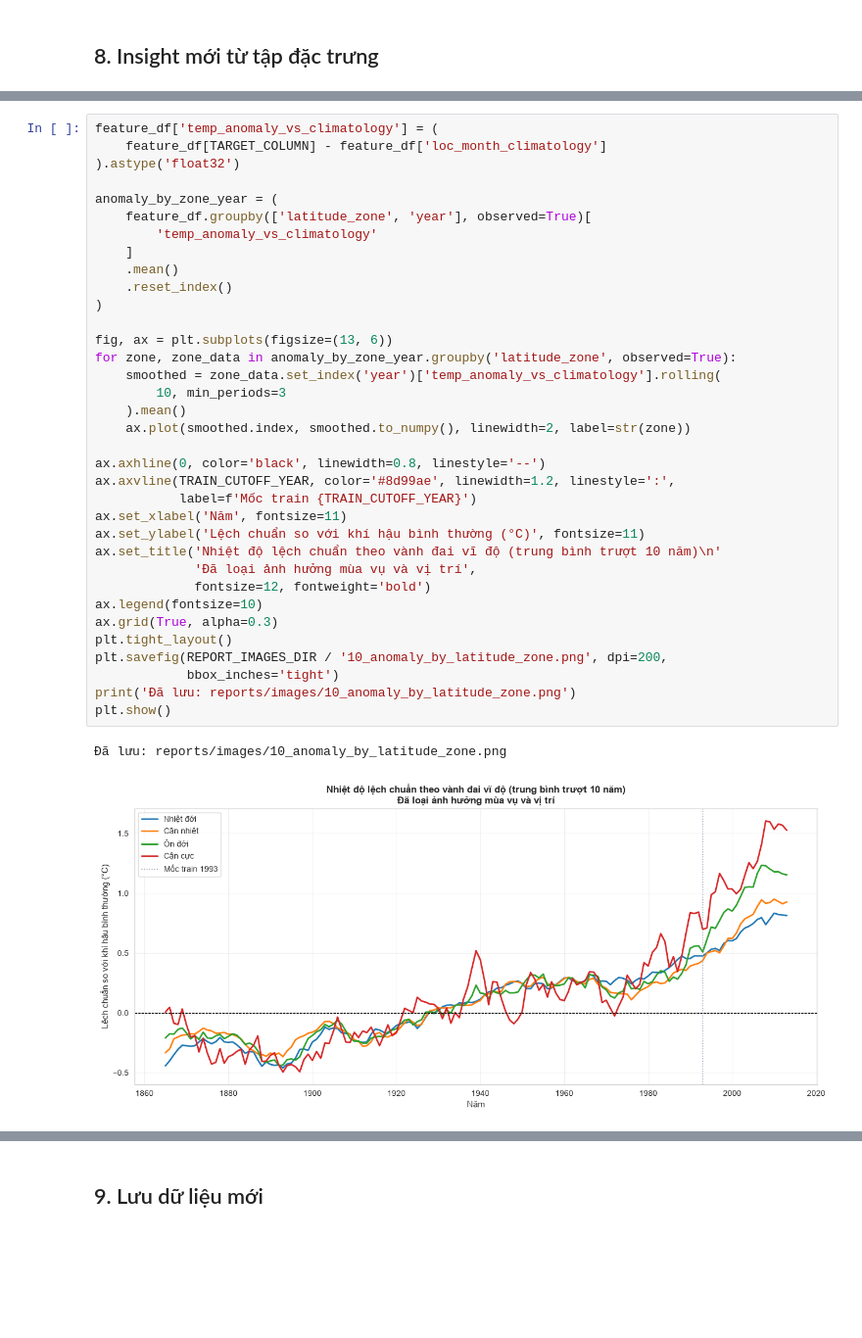
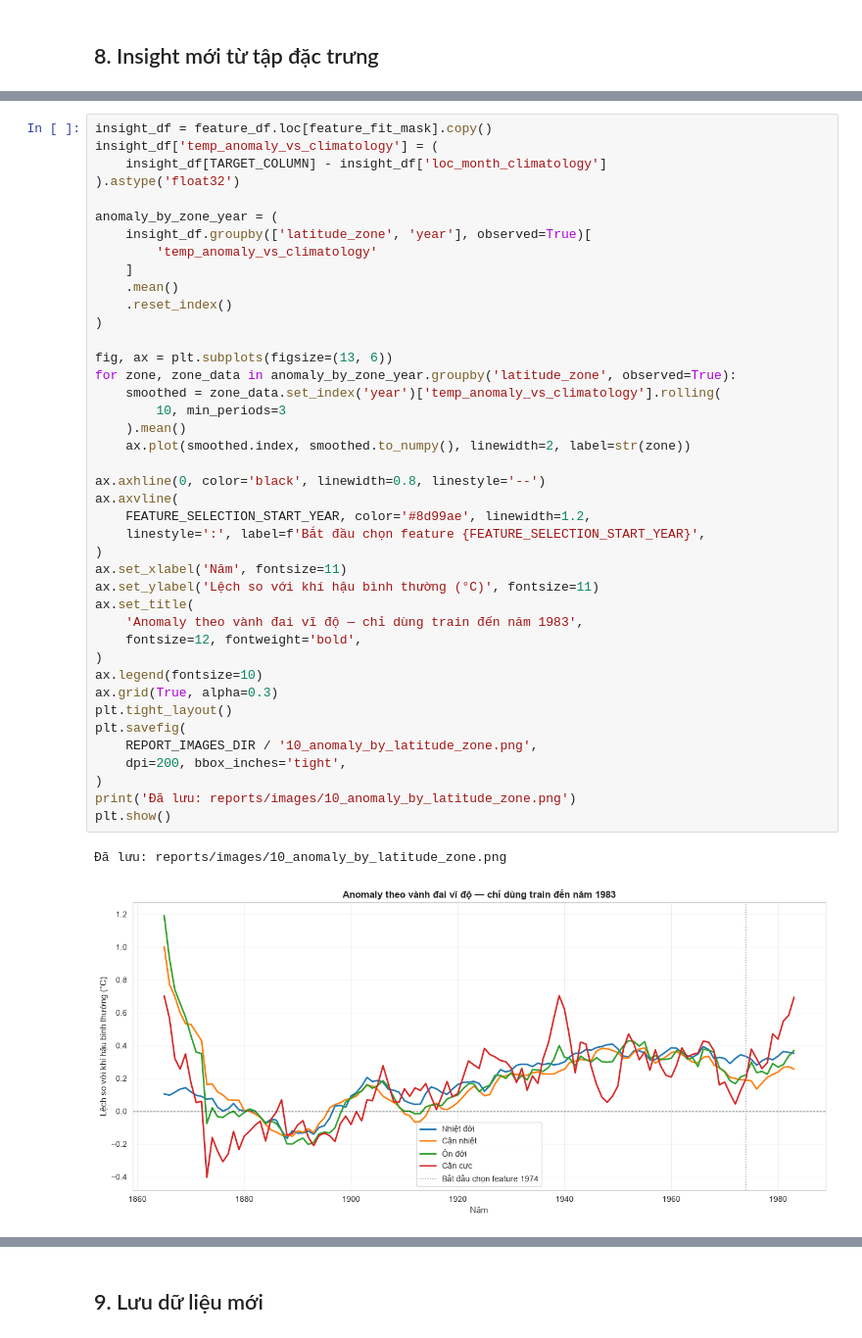
Before and after one commit to Sekaiiii1/Global-Surface-Temperature-Analysis, a Jupyter notebook: notebooks_v2/05_feature_engineering.ipynb, the cells around one changed output, grey strips where cells are left out. Shown at 98% size. Cells and saved outputs as stored; diff of their text form; blank space fills up the shorter version.

Commit message:
Update notebooks, report, application and gitignore

```diff
--- a/notebooks_v2/05_feature_engineering.ipynb
+++ b/notebooks_v2/05_feature_engineering.ipynb
@@ -2060,41 +2170,47 @@ Cột này **không được dùng làm đặc trưng** vì nó suy ra trực ti
 # %%
-feature_df['temp_anomaly_vs_climatology'] = (
-    feature_df[TARGET_COLUMN] - feature_df['loc_month_climatology']
+insight_df = feature_df.loc[feature_fit_mask].copy()
+insight_df['temp_anomaly_vs_climatology'] = (
+    insight_df[TARGET_COLUMN] - insight_df['loc_month_climatology']
 ).astype('float32')
 
 anomaly_by_zone_year = (
-    feature_df.groupby(['latitude_zone', 'year'], observed=True)[
+    insight_df.groupby(['latitude_zone', 'year'], observed=True)[
         'temp_anomaly_vs_climatology'
     ]
     .mean()
     .reset_index()
 )
 
 fig, ax = plt.subplots(figsize=(13, 6))
 for zone, zone_data in anomaly_by_zone_year.groupby('latitude_zone', observed=True):
     smoothed = zone_data.set_index('year')['temp_anomaly_vs_climatology'].rolling(
         10, min_periods=3
     ).mean()
     ax.plot(smoothed.index, smoothed.to_numpy(), linewidth=2, label=str(zone))
 
 ax.axhline(0, color='black', linewidth=0.8, linestyle='--')
-ax.axvline(TRAIN_CUTOFF_YEAR, color='#8d99ae', linewidth=1.2, linestyle=':',
-           label=f'Mốc train {TRAIN_CUTOFF_YEAR}')
+ax.axvline(
+    FEATURE_SELECTION_START_YEAR, color='#8d99ae', linewidth=1.2,
+    linestyle=':', label=f'Bắt đầu chọn feature {FEATURE_SELECTION_START_YEAR}',
+)
 ax.set_xlabel('Năm', fontsize=11)
-ax.set_ylabel('Lệch chuẩn so với khí hậu bình thường (°C)', fontsize=11)
-ax.set_title('Nhiệt độ lệch chuẩn theo vành đai vĩ độ (trung bình trượt 10 năm)\n'
-             'Đã loại ảnh hưởng mùa vụ và vị trí',
-             fontsize=12, fontweight='bold')
+ax.set_ylabel('Lệch so với khí hậu bình thường (°C)', fontsize=11)
+ax.set_title(
+    'Anomaly theo vành đai vĩ độ — chỉ dùng train đến năm 1983',
+    fontsize=12, fontweight='bold',
+)
 ax.legend(fontsize=10)
 ax.grid(True, alpha=0.3)
 plt.tight_layout()
-plt.savefig(REPORT_IMAGES_DIR / '10_anomaly_by_latitude_zone.png', dpi=200,
-            bbox_inches='tight')
+plt.savefig(
+    REPORT_IMAGES_DIR / '10_anomaly_by_latitude_zone.png',
+    dpi=200, bbox_inches='tight',
+)
 print('Đã lưu: reports/images/10_anomaly_by_latitude_zone.png')
 plt.show()
 # %% [output]
 Đã lưu: reports/images/10_anomaly_by_latitude_zone.png
-[figure, old version]
+[figure, new version]
 # %%
 def warming_rate(group: pd.DataFrame) -> float:
     """Độ dốc °C/năm của anomaly trung bình theo năm."""
```
Also changed, not shown: parts of 53 cells of this notebook, 23 other files.
